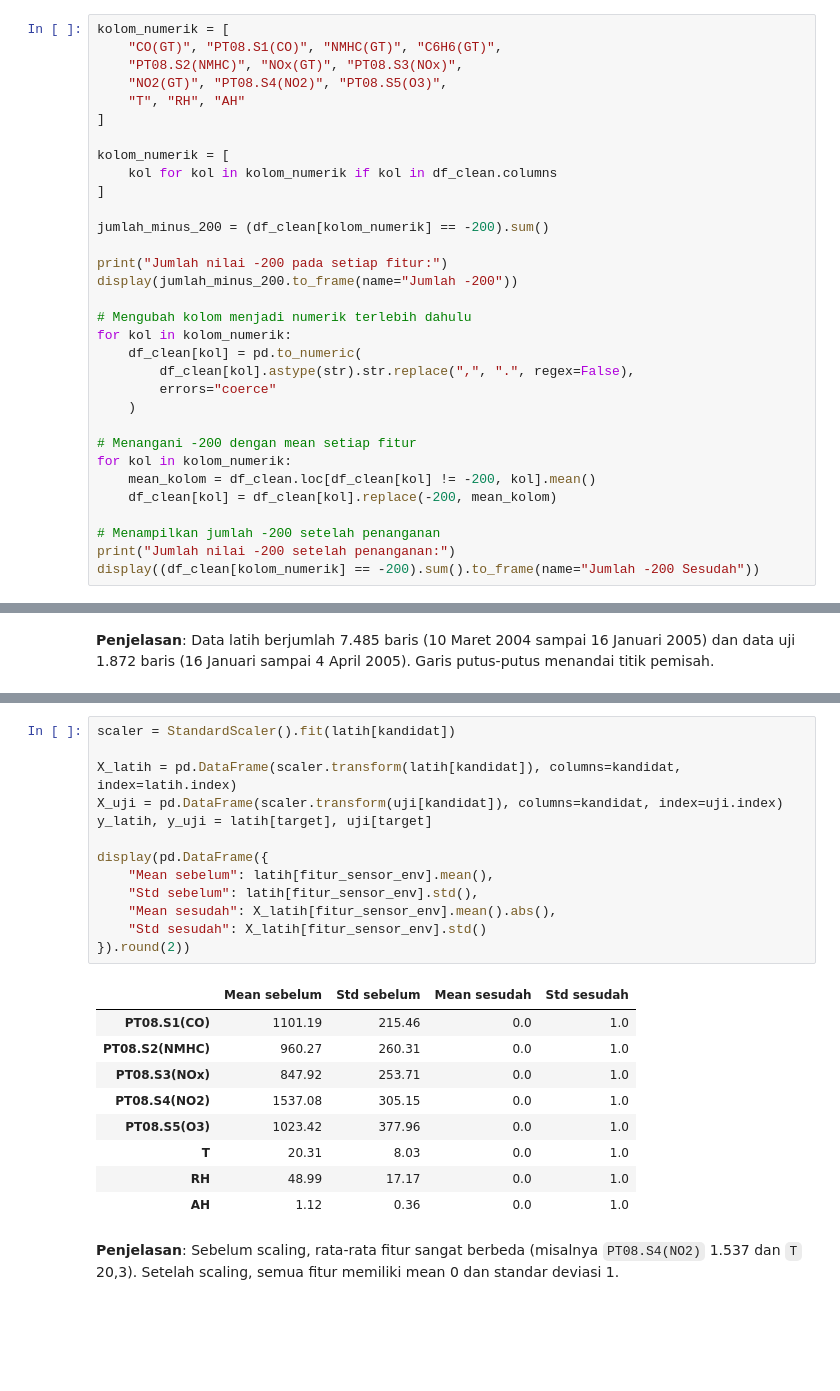
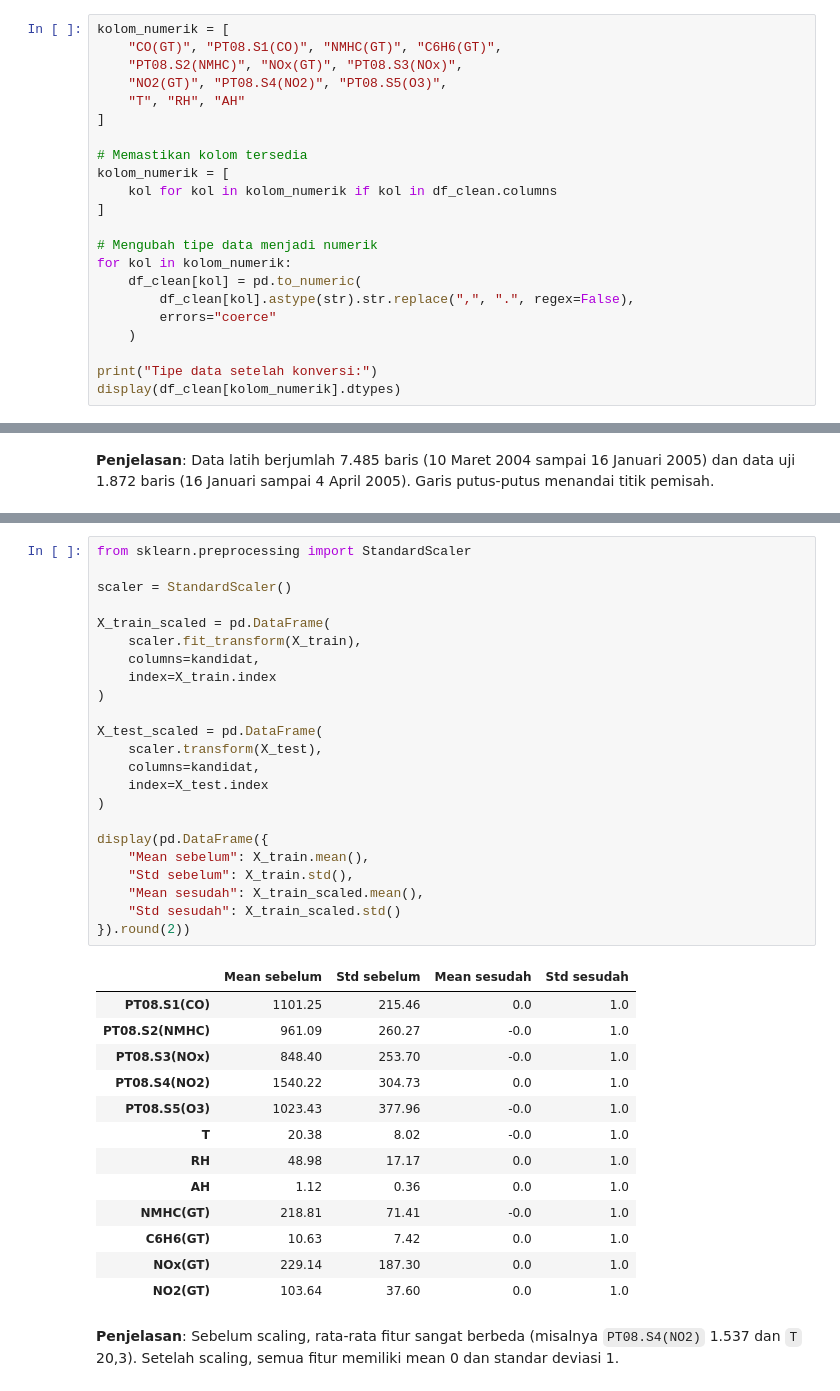
Before and after one commit to FiernazIngga/ProjekDataScience, a Jupyter notebook: main.ipynb, the cells around one changed output, grey strips where cells are left out. Cells and saved outputs as stored; diff of their text form; blank space fills up the shorter version.

```diff
--- a/main.ipynb
+++ b/main.ipynb
@@ -521,28 +521,18 @@ kolom_numerik = [
     "T", "RH", "AH"
 ]
 
+# Memastikan kolom tersedia
 kolom_numerik = [
     kol for kol in kolom_numerik if kol in df_clean.columns
 ]
 
-jumlah_minus_200 = (df_clean[kolom_numerik] == -200).sum()
-
-print("Jumlah nilai -200 pada setiap fitur:")
-display(jumlah_minus_200.to_frame(name="Jumlah -200"))
-
-# Mengubah kolom menjadi numerik terlebih dahulu
+# Mengubah tipe data menjadi numerik
 for kol in kolom_numerik:
     df_clean[kol] = pd.to_numeric(
         df_clean[kol].astype(str).str.replace(",", ".", regex=False),
         errors="coerce"
     )
 
-# Menangani -200 dengan mean setiap fitur
-for kol in kolom_numerik:
-    mean_kolom = df_clean.loc[df_clean[kol] != -200, kol].mean()
-    df_clean[kol] = df_clean[kol].replace(-200, mean_kolom)
-
-# Menampilkan jumlah -200 setelah penanganan
-print("Jumlah nilai -200 setelah penanganan:")
-display((df_clean[kolom_numerik] == -200).sum().to_frame(name="Jumlah -200 Sesudah"))
+print("Tipe data setelah konversi:")
+display(df_clean[kolom_numerik].dtypes)
 # %% [output]
@@ -643,27 +662,41 @@ plt.show()
 Fitur diskalakan dengan `StandardScaler` karena skalanya berbeda jauh (sensor bernilai ratusan sampai ribuan, `T` puluhan). Scaler hanya dilatih dari data latih, lalu diterapkan ke data uji.
 # %%
-scaler = StandardScaler().fit(latih[kandidat])
+from sklearn.preprocessing import StandardScaler
 
-X_latih = pd.DataFrame(scaler.transform(latih[kandidat]), columns=kandidat, index=latih.index)
-X_uji = pd.DataFrame(scaler.transform(uji[kandidat]), columns=kandidat, index=uji.index)
-y_latih, y_uji = latih[target], uji[target]
+scaler = StandardScaler()
+
+X_train_scaled = pd.DataFrame(
+    scaler.fit_transform(X_train),
+    columns=kandidat,
+    index=X_train.index
+)
+
+X_test_scaled = pd.DataFrame(
+    scaler.transform(X_test),
+    columns=kandidat,
+    index=X_test.index
+)
 
 display(pd.DataFrame({
-    "Mean sebelum": latih[fitur_sensor_env].mean(),
-    "Std sebelum": latih[fitur_sensor_env].std(),
-    "Mean sesudah": X_latih[fitur_sensor_env].mean().abs(),
-    "Std sesudah": X_latih[fitur_sensor_env].std()
+    "Mean sebelum": X_train.mean(),
+    "Std sebelum": X_train.std(),
+    "Mean sesudah": X_train_scaled.mean(),
+    "Std sesudah": X_train_scaled.std()
 }).round(2))
 # %% [output]
 |  | Mean sebelum | Std sebelum | Mean sesudah | Std sesudah |
-| PT08.S1(CO) | 1101.19 | 215.46 | 0.0 | 1.0 |
-| PT08.S2(NMHC) | 960.27 | 260.31 | 0.0 | 1.0 |
-| PT08.S3(NOx) | 847.92 | 253.71 | 0.0 | 1.0 |
-| PT08.S4(NO2) | 1537.08 | 305.15 | 0.0 | 1.0 |
-| PT08.S5(O3) | 1023.42 | 377.96 | 0.0 | 1.0 |
-| T | 20.31 | 8.03 | 0.0 | 1.0 |
-| RH | 48.99 | 17.17 | 0.0 | 1.0 |
+| PT08.S1(CO) | 1101.25 | 215.46 | 0.0 | 1.0 |
+| PT08.S2(NMHC) | 961.09 | 260.27 | -0.0 | 1.0 |
+| PT08.S3(NOx) | 848.40 | 253.70 | -0.0 | 1.0 |
+| PT08.S4(NO2) | 1540.22 | 304.73 | 0.0 | 1.0 |
+| PT08.S5(O3) | 1023.43 | 377.96 | -0.0 | 1.0 |
+| T | 20.38 | 8.02 | -0.0 | 1.0 |
+| RH | 48.98 | 17.17 | 0.0 | 1.0 |
 | AH | 1.12 | 0.36 | 0.0 | 1.0 |
+| NMHC(GT) | 218.81 | 71.41 | -0.0 | 1.0 |
+| C6H6(GT) | 10.63 | 7.42 | 0.0 | 1.0 |
+| NOx(GT) | 229.14 | 187.30 | 0.0 | 1.0 |
+| NO2(GT) | 103.64 | 37.60 | 0.0 | 1.0 |
 # %% [markdown]
 **Penjelasan**: Sebelum scaling, rata-rata fitur sangat berbeda (misalnya `PT08.S4(NO2)` 1.537 dan `T` 20,3). Setelah scaling, semua fitur memiliki mean 0 dan standar deviasi 1.
 # %% [markdown]
```
Also changed, not shown: parts of 26 cells of this notebook, 2 other files.
